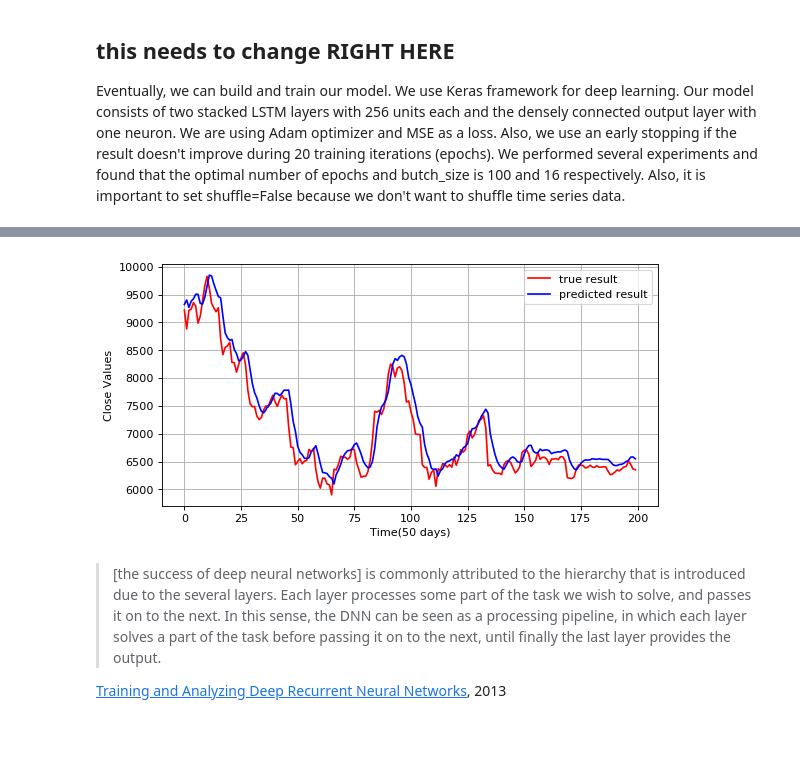
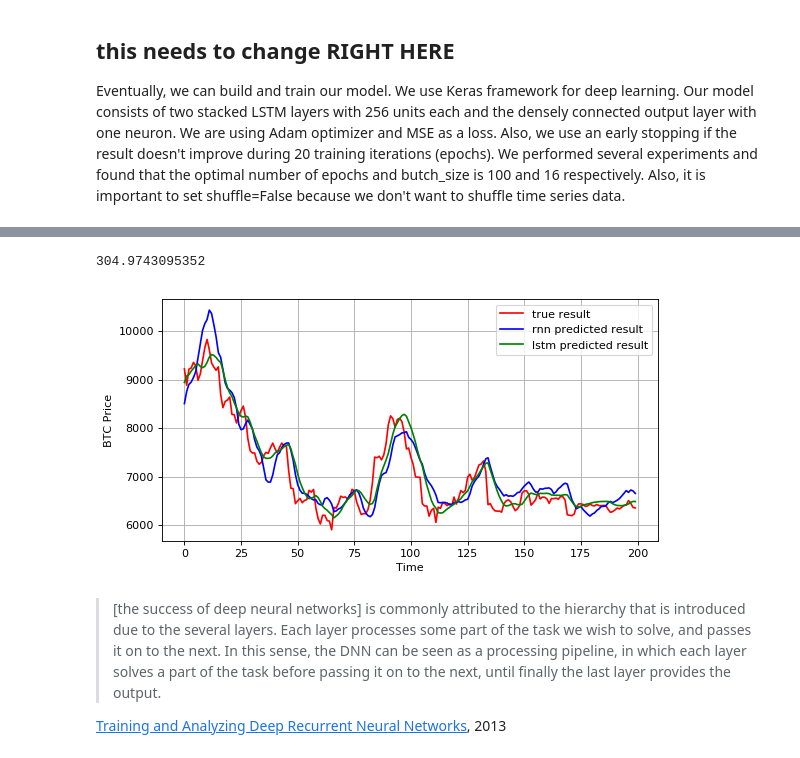
Before and after one commit to danjpark/bitcoin-machinelearning, a Jupyter notebook: BTC_Machine_Learning.ipynb, the cells around one changed output, grey strips where cells are left out. Cells and saved outputs as stored; diff of their text form; code cells hidden in the pictures.

```diff
--- a/BTC_Machine_Learning.ipynb
+++ b/BTC_Machine_Learning.ipynb
@@ -511,18 +512,22 @@ from sklearn.metrics import mean_absolute_error
 from keras.models import Sequential
 from keras.layers import Dense, LSTM, Dropout,Flatten
 
-model=Sequential()
+np.random.seed(215)
 
-model.add(LSTM(10,
+model = Sequential()
+
+model.add(LSTM(128,
                input_shape=(None,1),
                activation="relu"))
+model.add(Dropout(0.25))
 
 model.add(Dense(1))
 
-model.compile(loss="mean_squared_error",optimizer="adam")
+model.compile(loss="mean_squared_error",
+              optimizer="adam")
 
 model.fit(x_train,
           y_train,
           epochs=20,
-          batch_size=32)
+          batch_size=64)
 # %% [output]
@@ -547,33 +569,39 @@ Epoch 100/100
 # %%
-inputs=Daily_Price[len(Daily_Price)-len(close_test)-timestep:]
-inputs=inputs.values.reshape(-1,1)
-inputs=scaler.transform(inputs)
+inputs = Daily_Price[len(Daily_Price)-len(close_test)-timestep:]
+inputs = inputs.values.reshape(-1,1)
+inputs = scaler.transform(inputs)
 
-
-
-x_test=[]
+x_test = []
 for i in range(timestep,inputs.shape[0]):
     x_test.append(inputs[i-timestep:i,0])
-x_test=np.array(x_test)
-x_test=x_test.reshape(x_test.shape[0],x_test.shape[1],1)
+x_test = np.array(x_test)
+x_test = x_test.reshape(x_test.shape[0],x_test.shape[1],1)
 
-predicted_data=model.predict(x_test)
-predicted_data=scaler.inverse_transform(predicted_data)
-
+predicted_data_lstm = model.predict(x_test)
+predicted_data_lstm = scaler.inverse_transform(predicted_data_lstm)
 
 data_test=np.array(close_test)
 data_test=data_test.reshape(len(data_test),1)
+
+full_data = np.append(Daily_Price[:-KING_GEORGE].values, data_test)
+full_predicted = np.append(np.empty(Daily_Price.shape[0]-KING_GEORGE), predicted_data_lstm)
+# %%
+#MSE
+np.sqrt(((predicted_data_lstm - data_test) ** 2).mean())
+# %% [output]
+304.9743095352
 # %%
 plt.figure(figsize=(8,4), dpi=80, facecolor='w', edgecolor='k')
 plt.plot(data_test,color="r",label="true result")
-plt.plot(predicted_data,color="b",label="predicted result")
+plt.plot(predicted_data_rnn,color="b",label="rnn predicted result")
+plt.plot(predicted_data_lstm,color="g",label="lstm predicted result")
 plt.legend()
-plt.xlabel("Time(50 days)")
-plt.ylabel("Close Values")
+plt.xlabel("Time")
+plt.ylabel("BTC Price")
 plt.grid(True)
 plt.show()
 # %% [output]
-[figure, old version]
+[figure, new version]
 # %% [markdown]
  >[the success of deep neural networks] is commonly attributed to the hierarchy that is introduced due to the several layers. Each layer processes some part of the task we wish to solve, and passes it on to the next. In this sense, the DNN can be seen as a processing pipeline, in which each layer solves a part of the task before passing it on to the next, until finally the last layer provides the output.
 
```
Also changed, not shown: parts of 17 cells of this notebook.
